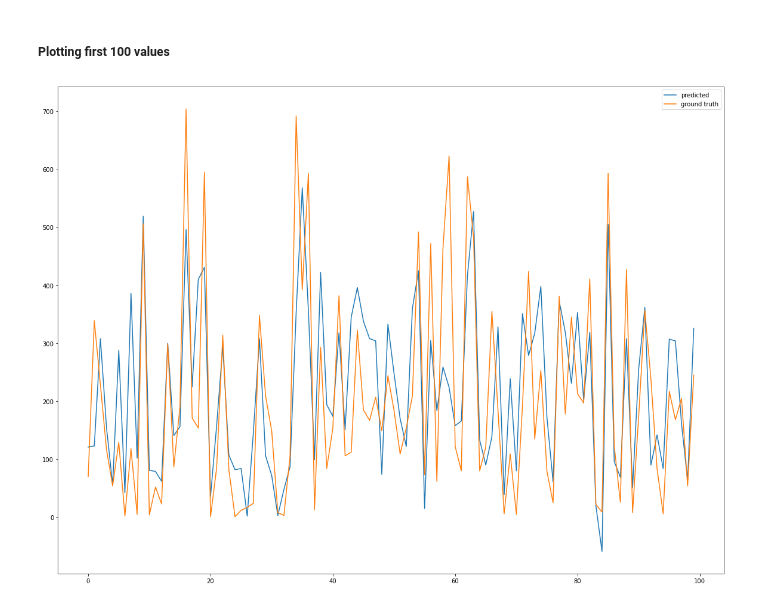
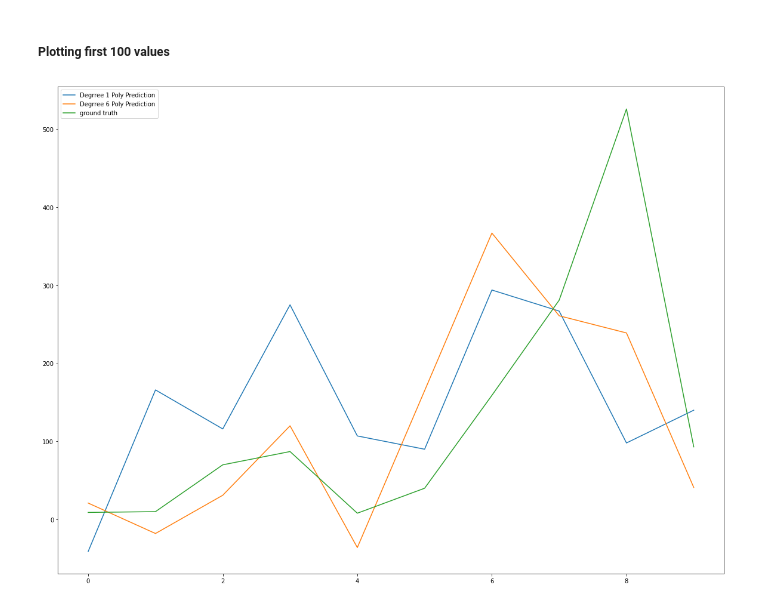
Before and after one commit to NathanHergenreter/CS574_BikeSharing, a Jupyter notebook: bike_sharing_pol_reg.ipynb, the cells around one changed output. Saved outputs shown, nothing was run; the diff lists cells and outputs as text; code cells hidden in the pictures.

```diff
--- a/bike_sharing_pol_reg.ipynb
+++ b/bike_sharing_pol_reg.ipynb
@@ -200,11 +279,16 @@ preds = np.around(preds).astype(np.int32).tolist()  # rounding off to integer va
 gt = res_test
 # %% [markdown]
 ##### Plotting first 100 values
-# %%
-plt.figure(figsize=(20, 15))
-plt.plot(range(100), preds[:100], label='predicted')
-plt.plot(range(100), gt[:100], label='ground truth')
-plt.legend()
-plt.show()
-# %% [output]
-[figure, removed]
+# %%
+plt.figure(figsize=(20, 15))
+plt.plot(range(10), dictlist[0]['preds'][:10], label='Degrree 1 Poly Prediction')
+#plt.plot(range(10), dictlist[1]['preds'][:10], label='Degrree 2 Poly Prediction')
+#plt.plot(range(10), dictlist[2]['preds'][:10], label='Degrree 3 Poly Prediction')
+#plt.plot(range(10), dictlist[3]['preds'][:10], label='Degrree 4 Poly Prediction')
+#plt.plot(range(10), dictlist[4]['preds'][:10], label='Degrree 5 Poly Prediction')
+plt.plot(range(10), dictlist[5]['preds'][:10], label='Degrree 6 Poly Prediction')
+plt.plot(range(10), gt[:10], label='ground truth')
+plt.legend()
+plt.show()
+# %% [output]
+[figure, added]
```
Also changed, not shown: parts of 9 cells of this notebook.
